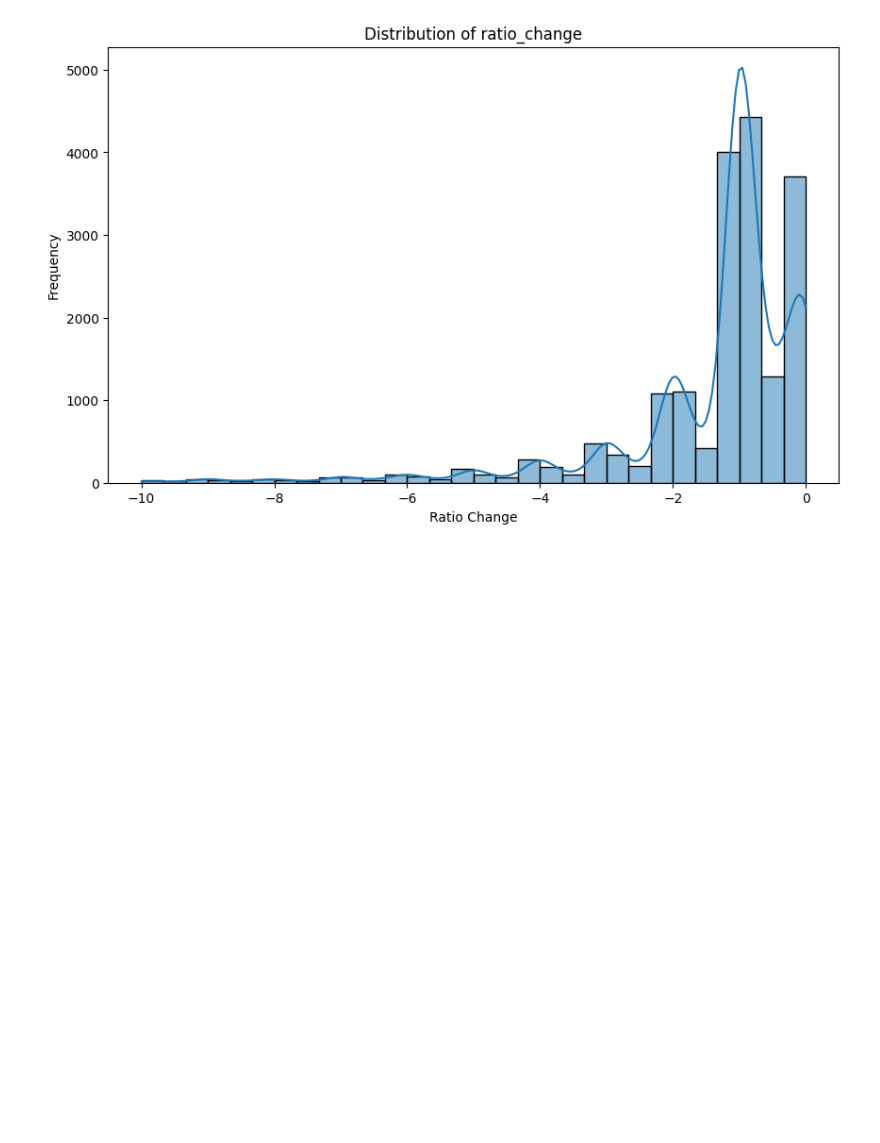
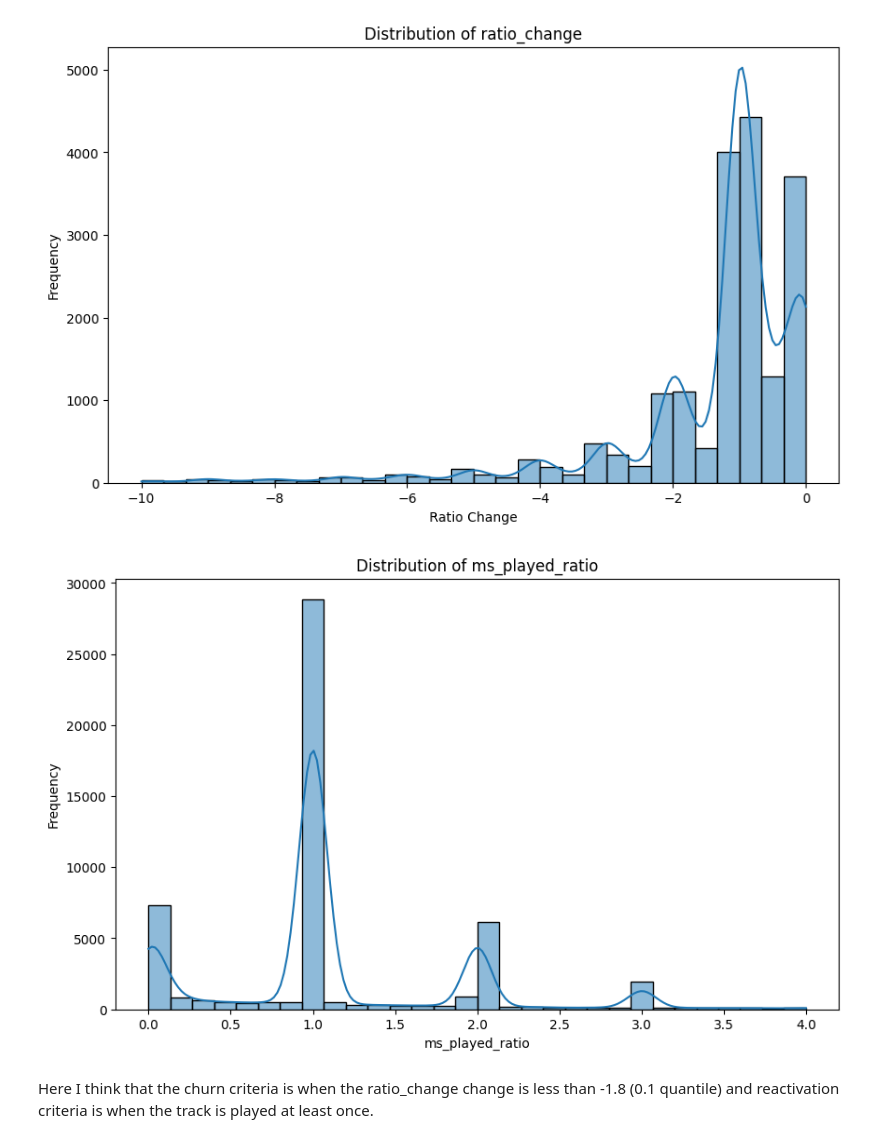
Before and after one commit to nazhifkojaz/Spotify-Analysis-Data-Collection-, a Jupyter notebook: churn_analysis.ipynb, the cells around one changed output. Saved outputs shown, nothing was run; the diff lists cells and outputs as text; code cells hidden in the pictures; blank space fills up the shorter version.

```diff
--- a/churn_analysis.ipynb
+++ b/churn_analysis.ipynb
@@ -19,7 +19,8 @@ print(stream_df.shape)
 # %%
 # get the columns that we might need only
 stream_df = stream_df[['track_id', 'local_year', 'local_month', 'local_date', \
-                        'artist_name', 'track_name', 'ms_played', 'duration_ms']].copy()
+                        'artist_name', 'track_name', 'ms_played', 'duration_ms', \
+                            'reason_start' ,'reason_end']].copy()
 # %%
 stream_df.columns
 # %% [output]
@@ -58,6 +61,8 @@ agg_stream_df = stream_df.groupby(['local_datetime', 'track_id']).agg(
     {
         'artist_name': 'first',
         'track_name': 'first',
+        'reason_start': lambda x: x.tolist(),
+        'reason_end': lambda x: x.tolist(),
         'duration_ms': 'first',
         'ms_played': 'sum'
     }
@@ -137,0 +157,3 @@ plt.show()
+# %%
+# let's label the data into churned and not churned based on criteria we have set
+agg_stream_interactions['churned_by_time_diff'] = (agg_stream_interactions['time_diff'] > pd.to_timedelta('7D')).astype(int)
@@ -160,3 +214,15 @@ plt.ylabel('Frequency')
 plt.show()
 # %% [output]
 [figure]
+# %%
+# Visualize the distribution of ratio_change
+plt.figure(figsize=(10, 6))
+sns.histplot(agg_stream_interactions[agg_stream_interactions['ms_played_ratio'] < 4]['ms_played_ratio'], bins=30, kde=True)
+plt.title('Distribution of ms_played_ratio')
+plt.xlabel('ms_played_ratio')
+plt.ylabel('Frequency')
+plt.show()
+# %% [output]
+[figure, added]
+# %% [markdown]
+Here I think that the churn criteria is when the ratio_change change is less than -1.8 (0.1 quantile) and reactivation criteria is when the track is played at least once.
```
Also changed, not shown: parts of 32 cells of this notebook, 2 other files.
